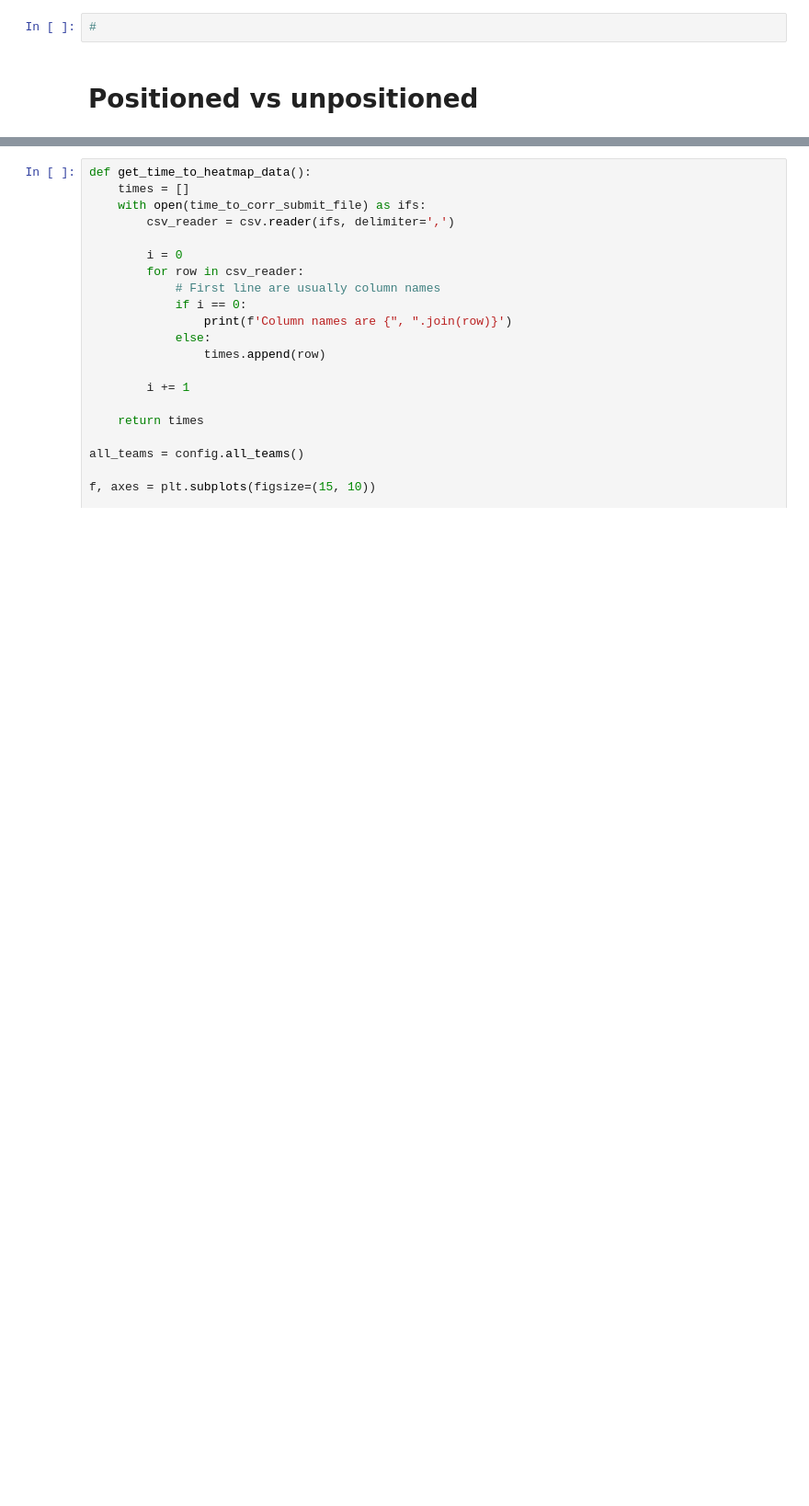
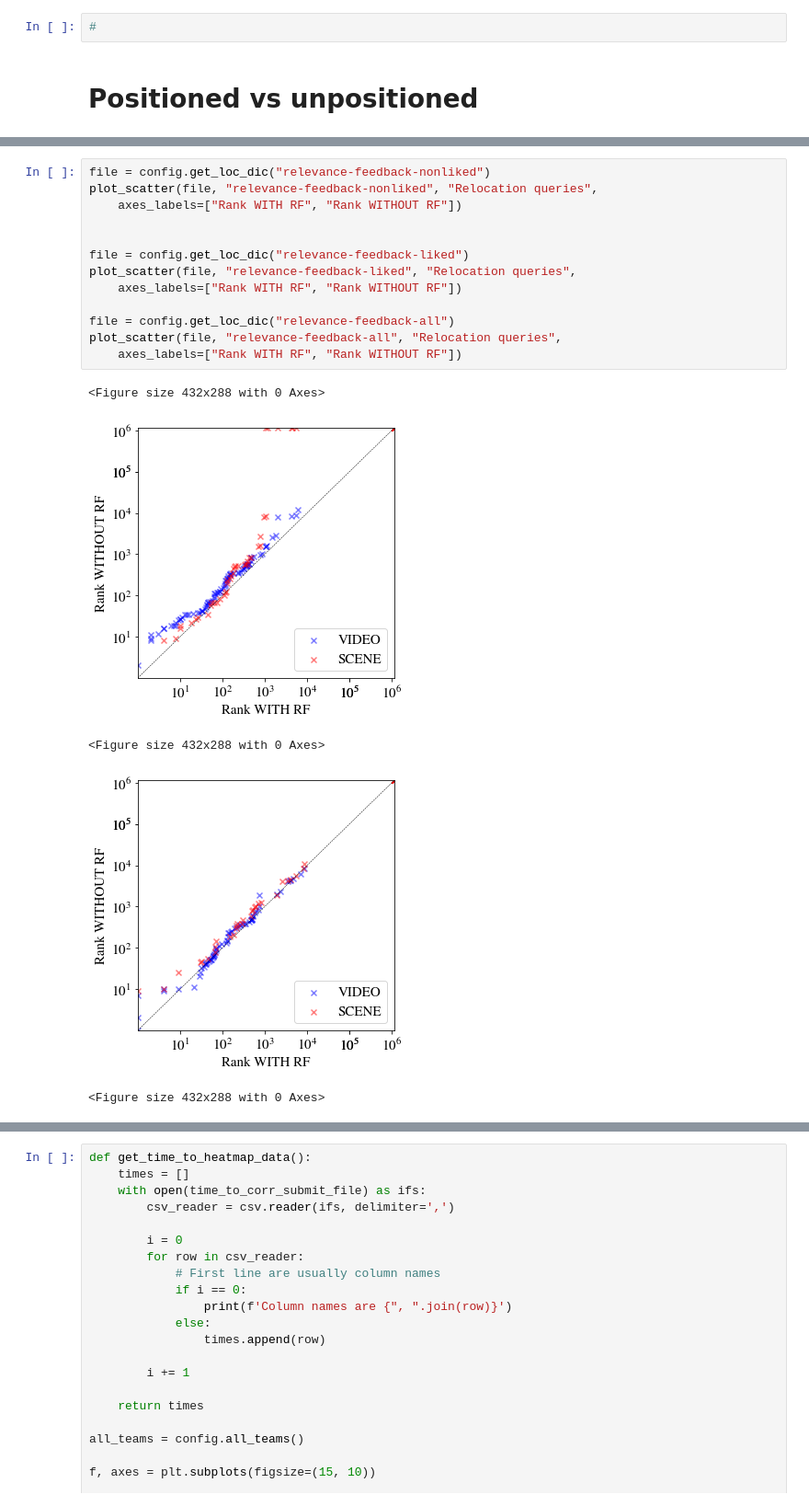
Before and after one commit to siret-junior/log-analyzer, a Jupyter notebook: process_stats.ipynb, the cells around one changed output, grey strips where cells are left out. Shown at 92% size. Cells and saved outputs as stored; diff of their text form; blank space fills up the shorter version.

```diff
--- a/process_stats.ipynb
+++ b/process_stats.ipynb
@@ -233,0 +260,19 @@ plot_scatter(file, "relocation", "Relocation queries", axes_labels=["Rank WITH r
+# %%
+file = config.get_loc_dic("relevance-feedback-nonliked")
+plot_scatter(file, "relevance-feedback-nonliked", "Relocation queries",
+    axes_labels=["Rank WITH RF", "Rank WITHOUT RF"])
+
+
+file = config.get_loc_dic("relevance-feedback-liked")
+plot_scatter(file, "relevance-feedback-liked", "Relocation queries",
+    axes_labels=["Rank WITH RF", "Rank WITHOUT RF"])
+
+file = config.get_loc_dic("relevance-feedback-all")
+plot_scatter(file, "relevance-feedback-all", "Relocation queries",
+    axes_labels=["Rank WITH RF", "Rank WITHOUT RF"])
+# %% [output]
+<Figure size 432x288 with 0 Axes>
+[figure, added]
+<Figure size 432x288 with 0 Axes>
+[figure, added]
+<Figure size 432x288 with 0 Axes>
```
Also changed, not shown: parts of 6 cells of this notebook, 6 other files.
